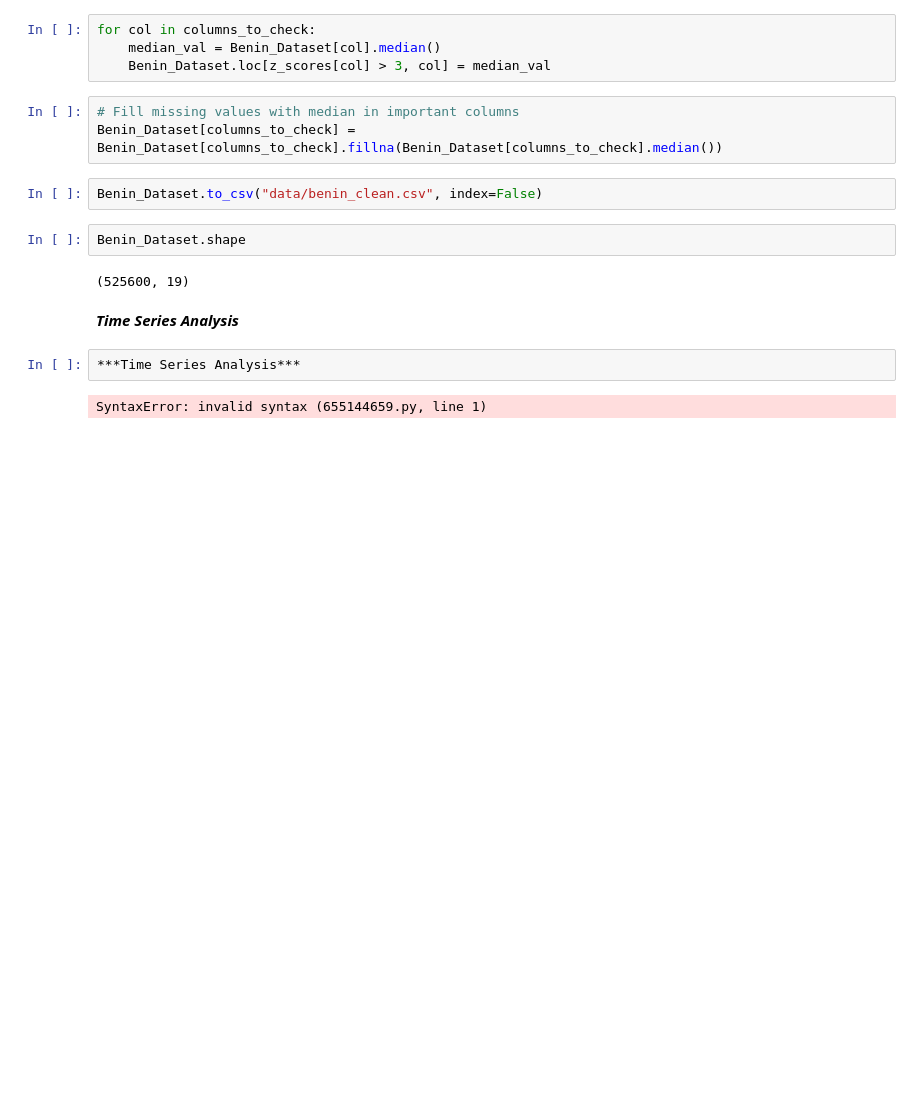
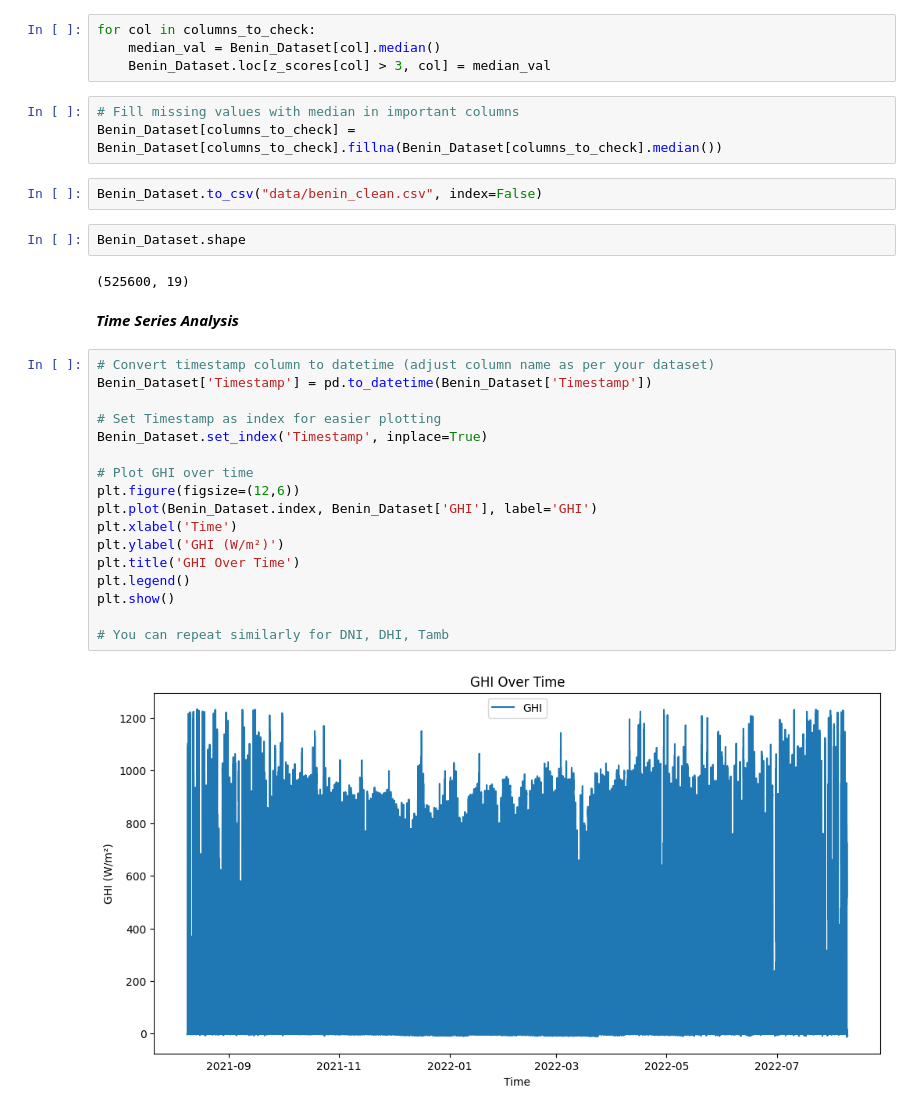
Before and after one commit to hinsenedinka/solar-challenge-week1, a Jupyter notebook: eda.benin.ipynb, the cells around one changed output. Drawn from its saved outputs; the diff is of its cells as text; blank space fills up the shorter version.

Commit message:
uploading final work for Benin

```diff
--- a/eda.benin.ipynb
+++ b/eda.benin.ipynb
@@ -95,6 +95,21 @@ Benin_Dataset.shape
 # %% [markdown]
 ***Time Series Analysis***
 # %%
-***Time Series Analysis***
+# Convert timestamp column to datetime (adjust column name as per your dataset)
+Benin_Dataset['Timestamp'] = pd.to_datetime(Benin_Dataset['Timestamp'])
+
+# Set Timestamp as index for easier plotting
+Benin_Dataset.set_index('Timestamp', inplace=True)
+
+# Plot GHI over time
+plt.figure(figsize=(12,6))
+plt.plot(Benin_Dataset.index, Benin_Dataset['GHI'], label='GHI')
+plt.xlabel('Time')
+plt.ylabel('GHI (W/m²)')
+plt.title('GHI Over Time')
+plt.legend()
+plt.show()
+
+# You can repeat similarly for DNI, DHI, Tamb
 # %% [output]
-SyntaxError: invalid syntax (655144659.py, line 1)
+[figure, added]
```
Also changed, not shown: parts of 21 cells of this notebook, 5 other files.
